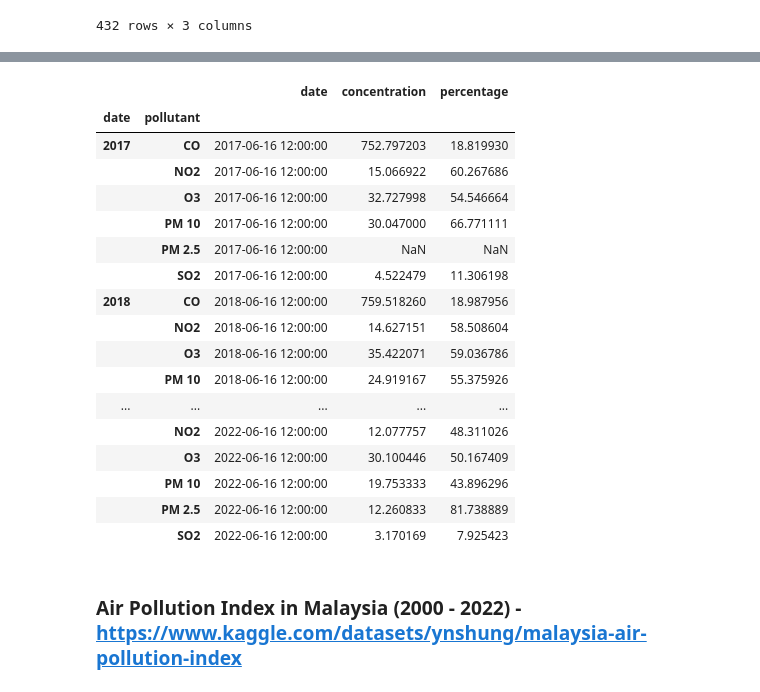
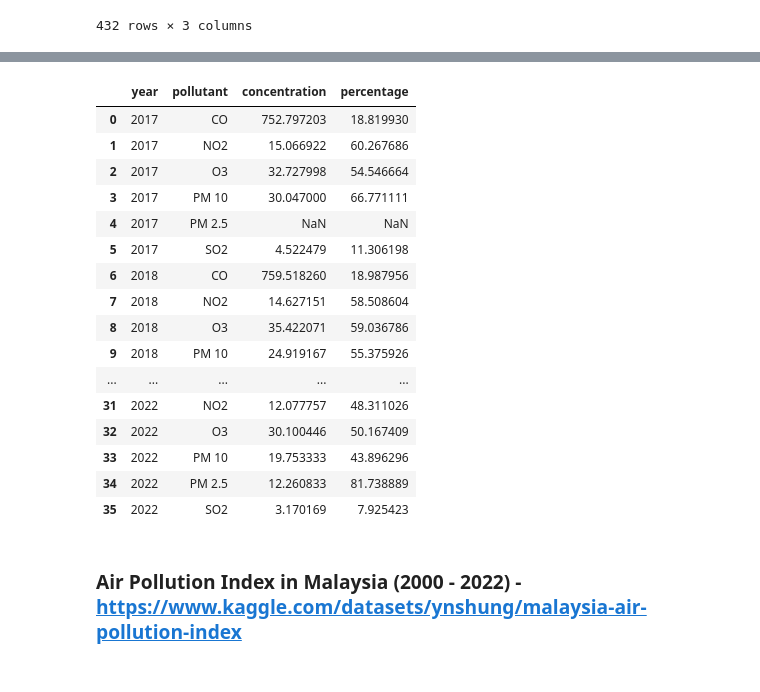
Before and after one commit to NotHLee/FIT3179_A2, a Jupyter notebook: data/cleaning.ipynb, the cells around one changed output, grey strips where cells are left out. Saved outputs shown, nothing was run; the diff lists cells and outputs as text; code cells hidden in the pictures.

```diff
--- a/data/cleaning.ipynb
+++ b/data/cleaning.ipynb
@@ -63,5 +63,4 @@ df
 432 rows × 3 columns
 # %%
 # aggregate all pollutant concentrations into yearly averages
-df_yearly = df.groupby([df['date'].dt.year, 'pollutant']).mean()
-df_yearly
+df_yearly = df.groupby([df['date'].dt.year.rename('year'), 'pollutant']).mean(numeric_only=True).reset_index()
@@ -87,32 +67,31 @@ df_yearly
 # %%
 # calculate percentage of concentration against WHO guidelines
 WHO_GUIDELINES = {
     'PM 2.5': 15,
     'PM 10': 45,
     'O3': 60,
     'NO2': 25,
     'SO2': 40,
 	'CO': 4000
 }
 
-df_yearly['percentage'] = df_yearly.apply(lambda row: (row['concentration'] / WHO_GUIDELINES[row.name[1]]) * 100, axis=1)
+df_yearly['percentage'] = df_yearly.apply(lambda row: (row['concentration'] / WHO_GUIDELINES[row['pollutant']]) * 100, axis=1)
 df_yearly
 # %% [output]
-|  |  | date | concentration | percentage |
-| date | pollutant |  |  |  |
-| 2017 | CO | 2017-06-16 12:00:00 | 752.797203 | 18.819930 |
-|  | NO2 | 2017-06-16 12:00:00 | 15.066922 | 60.267686 |
-|  | O3 | 2017-06-16 12:00:00 | 32.727998 | 54.546664 |
-|  | PM 10 | 2017-06-16 12:00:00 | 30.047000 | 66.771111 |
-|  | PM 2.5 | 2017-06-16 12:00:00 | NaN | NaN |
-|  | SO2 | 2017-06-16 12:00:00 | 4.522479 | 11.306198 |
-| 2018 | CO | 2018-06-16 12:00:00 | 759.518260 | 18.987956 |
-|  | NO2 | 2018-06-16 12:00:00 | 14.627151 | 58.508604 |
-|  | O3 | 2018-06-16 12:00:00 | 35.422071 | 59.036786 |
-|  | PM 10 | 2018-06-16 12:00:00 | 24.919167 | 55.375926 |
+|  | year | pollutant | concentration | percentage |
+| 0 | 2017 | CO | 752.797203 | 18.819930 |
+| 1 | 2017 | NO2 | 15.066922 | 60.267686 |
+| 2 | 2017 | O3 | 32.727998 | 54.546664 |
+| 3 | 2017 | PM 10 | 30.047000 | 66.771111 |
+| 4 | 2017 | PM 2.5 | NaN | NaN |
+| 5 | 2017 | SO2 | 4.522479 | 11.306198 |
+| 6 | 2018 | CO | 759.518260 | 18.987956 |
+| 7 | 2018 | NO2 | 14.627151 | 58.508604 |
+| 8 | 2018 | O3 | 35.422071 | 59.036786 |
+| 9 | 2018 | PM 10 | 24.919167 | 55.375926 |
 | ... | ... | ... | ... | ... |
-|  | NO2 | 2022-06-16 12:00:00 | 12.077757 | 48.311026 |
-|  | O3 | 2022-06-16 12:00:00 | 30.100446 | 50.167409 |
-|  | PM 10 | 2022-06-16 12:00:00 | 19.753333 | 43.896296 |
-|  | PM 2.5 | 2022-06-16 12:00:00 | 12.260833 | 81.738889 |
-|  | SO2 | 2022-06-16 12:00:00 | 3.170169 | 7.925423 |
+| 31 | 2022 | NO2 | 12.077757 | 48.311026 |
+| 32 | 2022 | O3 | 30.100446 | 50.167409 |
+| 33 | 2022 | PM 10 | 19.753333 | 43.896296 |
+| 34 | 2022 | PM 2.5 | 12.260833 | 81.738889 |
+| 35 | 2022 | SO2 | 3.170169 | 7.925423 |
```
Also changed, not shown: parts of 2 cells of this notebook, 2 other files.
